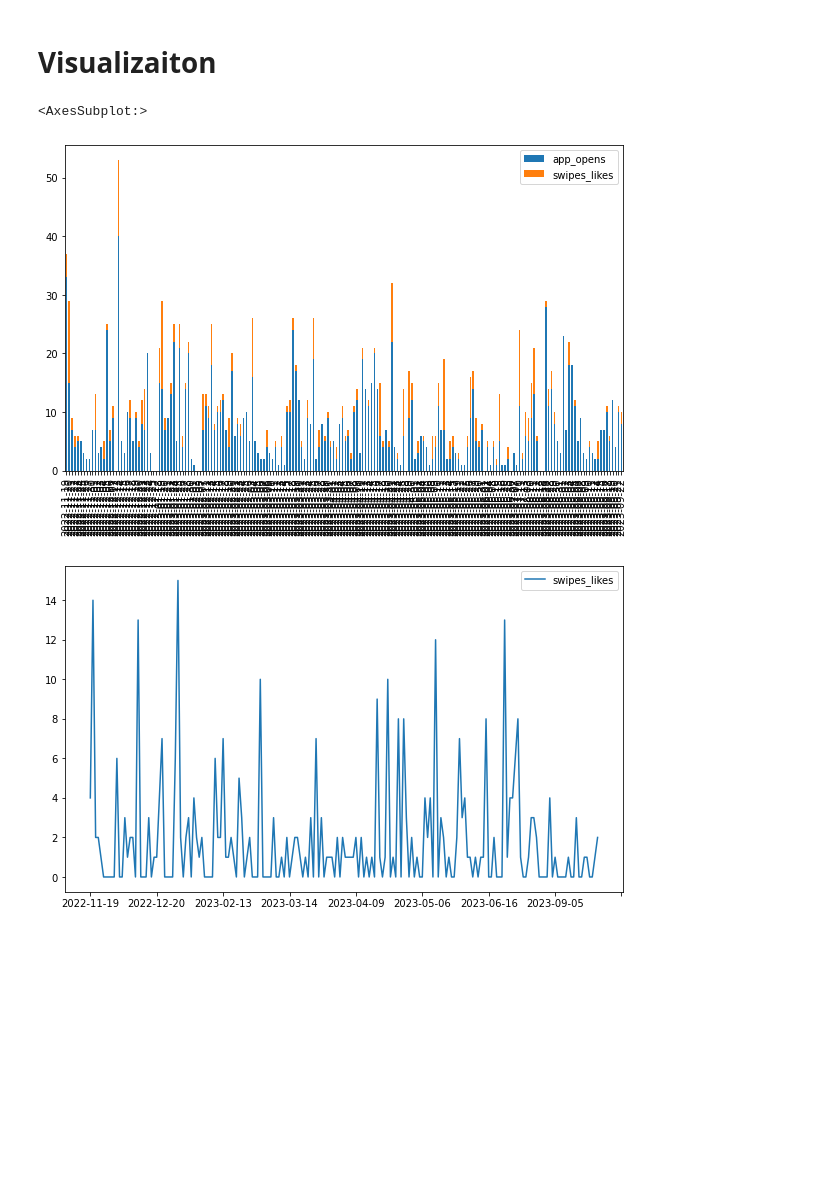
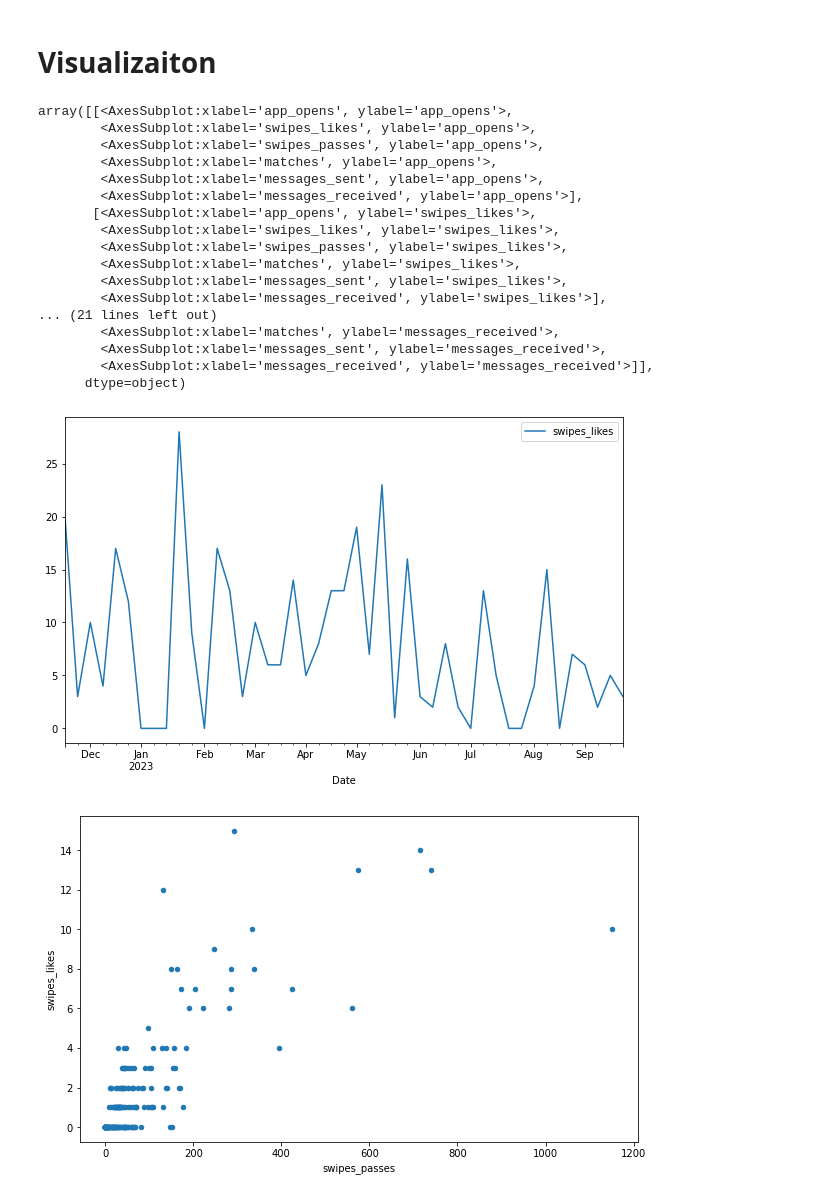
Before and after one commit to saminourji/TinderAnalysis, a Jupyter notebook: main.ipynb, the cells around one changed output. Saved outputs shown, nothing was run; the diff lists cells and outputs as text; code cells hidden in the pictures; blank space fills up the shorter version.

```diff
--- a/main.ipynb
+++ b/main.ipynb
@@ -24,10 +44,29 @@ df.head()
 # %% [markdown]
 # Visualizaiton
-# %%
-
-df.plot.bar(y = ["app_opens", "swipes_likes"], stacked = True, figsize=(10, 6))
-df.plot(y = "swipes_likes", figsize=(10, 6))
-# %% [output]
-<AxesSubplot:>
-[figure, removed]
-[figure, removed]
+# %%
+
+df_weekly.plot(y = "swipes_likes", figsize=(10, 6))
+df.plot.scatter(x = "swipes_passes", y = "swipes_likes", figsize=(10, 6))
+df_weekly.plot.bar(y = ["swipes_likes", "swipes_passes"], stacked = True, figsize=(10, 6))
+df_scaled.plot.bar(y = ["swipes_likes", "swipes_passes"], stacked = True, figsize=(10, 6))
+pd.plotting.scatter_matrix(df, alpha = .2, figsize=(15, 15))
+# %% [output]
+array([[<AxesSubplot:xlabel='app_opens', ylabel='app_opens'>,
+        <AxesSubplot:xlabel='swipes_likes', ylabel='app_opens'>,
+        <AxesSubplot:xlabel='swipes_passes', ylabel='app_opens'>,
+        <AxesSubplot:xlabel='matches', ylabel='app_opens'>,
+        <AxesSubplot:xlabel='messages_sent', ylabel='app_opens'>,
+        <AxesSubplot:xlabel='messages_received', ylabel='app_opens'>],
+       [<AxesSubplot:xlabel='app_opens', ylabel='swipes_likes'>,
+        <AxesSubplot:xlabel='swipes_likes', ylabel='swipes_likes'>,
+        <AxesSubplot:xlabel='swipes_passes', ylabel='swipes_likes'>,
+        <AxesSubplot:xlabel='matches', ylabel='swipes_likes'>,
+        <AxesSubplot:xlabel='messages_sent', ylabel='swipes_likes'>,
+        <AxesSubplot:xlabel='messages_received', ylabel='swipes_likes'>],
+... (21 lines left out)
+        <AxesSubplot:xlabel='matches', ylabel='messages_received'>,
+        <AxesSubplot:xlabel='messages_sent', ylabel='messages_received'>,
+        <AxesSubplot:xlabel='messages_received', ylabel='messages_received'>]],
+      dtype=object)
+[figure, added]
+[figure, added]
```
Also changed, not shown: parts of 3 cells of this notebook, 1 other file.
